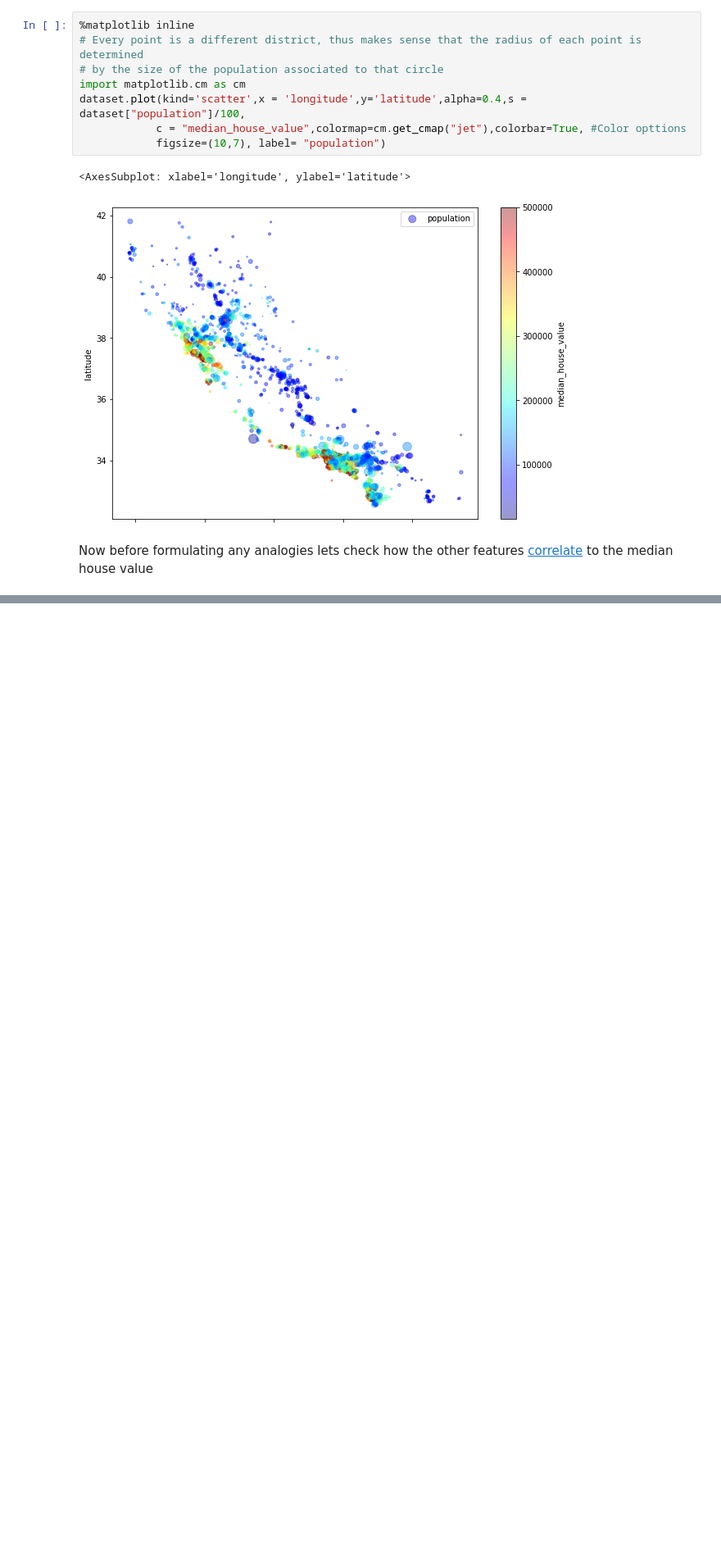
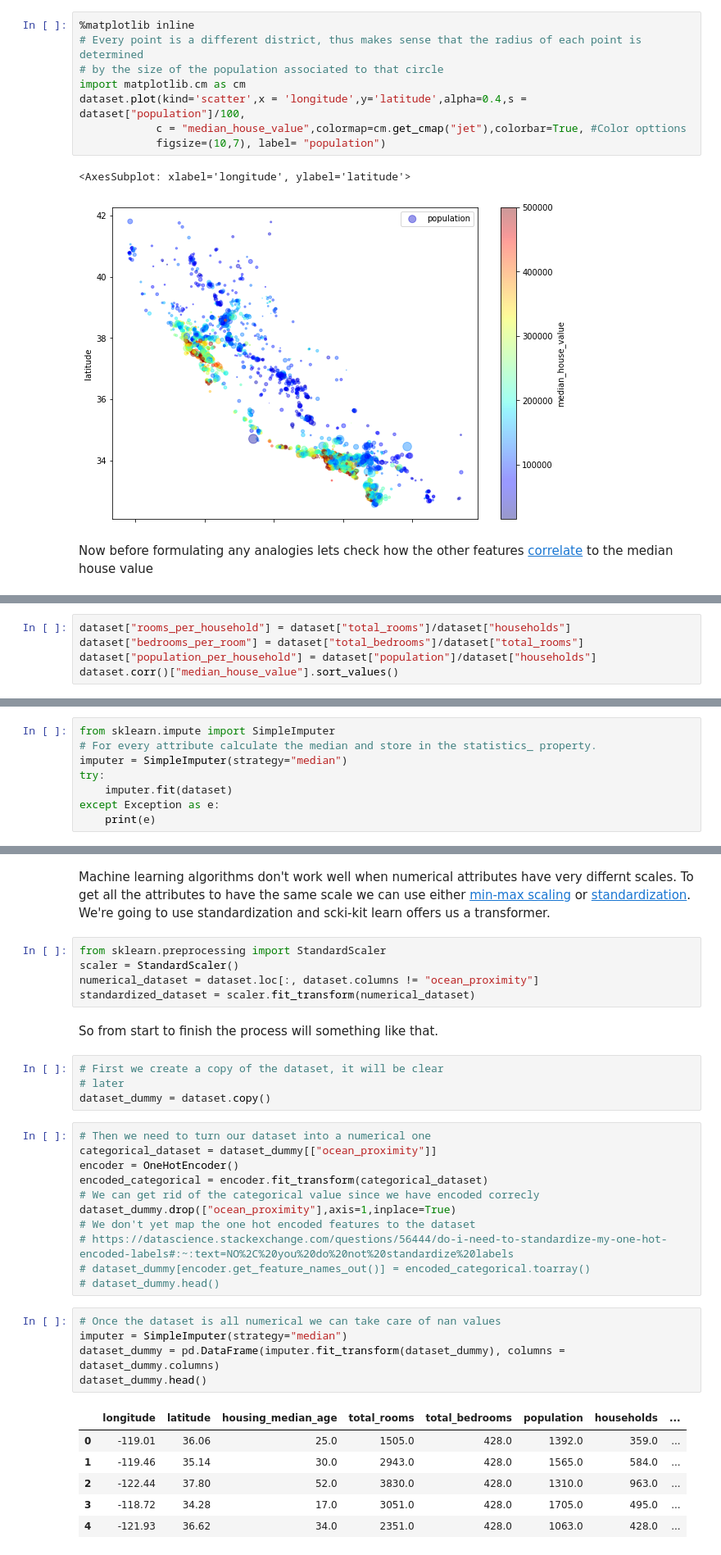
Before and after one commit to Haislich/ML, a Jupyter notebook: Housing.ipynb, the cells around one changed output, grey strips where cells are left out. Shown at 82% size. Cells and saved outputs as stored; diff of their text form; blank space fills up the shorter version.

```diff
--- a/Housing.ipynb
+++ b/Housing.ipynb
@@ -143,0 +166,5 @@ Now before formulating any analogies lets check how the other features [correlat
+# %%
+dataset["rooms_per_household"] = dataset["total_rooms"]/dataset["households"]
+dataset["bedrooms_per_room"] = dataset["total_bedrooms"]/dataset["total_rooms"]
+dataset["population_per_household"] = dataset["population"]/dataset["households"]
+dataset.corr()["median_house_value"].sort_values()
@@ -143,0 +190,8 @@ Now before formulating any analogies lets check how the other features [correlat
+# %%
+from sklearn.impute import SimpleImputer
+# For every attribute calculate the median and store in the statistics_ property.
+imputer = SimpleImputer(strategy="median")
+try:
+    imputer.fit(dataset)
+except Exception as e:
+    print(e)
@@ -143,0 +247,38 @@ Now before formulating any analogies lets check how the other features [correlat
+# %% [markdown]
+Machine learning algorithms don't work well when numerical attributes have very differnt scales.
+To get all the attributes to have the same scale we can use either [min-max scaling](Notes.MD#min-max-scaling) or [standardization](Notes.MD#Standardization).
+We're going to use standardization and scki-kit learn offers us a transformer.
+# %%
+from sklearn.preprocessing import StandardScaler
+scaler = StandardScaler()
+numerical_dataset = dataset.loc[:, dataset.columns != "ocean_proximity"]
+standardized_dataset = scaler.fit_transform(numerical_dataset)
+# %% [markdown]
+So from start to finish the process will something like that.
+# %%
+# First we create a copy of the dataset, it will be clear
+# later
+dataset_dummy = dataset.copy()
+# %%
+# Then we need to turn our dataset into a numerical one
+categorical_dataset = dataset_dummy[["ocean_proximity"]]
+encoder = OneHotEncoder()
+encoded_categorical = encoder.fit_transform(categorical_dataset)
+# We can get rid of the categorical value since we have encoded correcly
+dataset_dummy.drop(["ocean_proximity"],axis=1,inplace=True)
+# We don't yet map the one hot encoded features to the dataset
+# https://datascience.stackexchange.com/questions/56444/do-i-need-to-standardize-my-one-hot-encoded-labels#:~:text=NO%2C%20you%20do%20not%20standardize%20labels
+# dataset_dummy[encoder.get_feature_names_out()] = encoded_categorical.toarray()
+# dataset_dummy.head()
+# %%
+# Once the dataset is all numerical we can take care of nan values
+imputer = SimpleImputer(strategy="median")
+dataset_dummy = pd.DataFrame(imputer.fit_transform(dataset_dummy), columns = dataset_dummy.columns)
+dataset_dummy.head()
+# %% [output]
+|  | longitude | latitude | housing_median_age | total_rooms | total_bedrooms | population | households | ... |
+| 0 | -119.01 | 36.06 | 25.0 | 1505.0 | 428.0 | 1392.0 | 359.0 | ... |
+| 1 | -119.46 | 35.14 | 30.0 | 2943.0 | 428.0 | 1565.0 | 584.0 | ... |
+| 2 | -122.44 | 37.80 | 52.0 | 3830.0 | 428.0 | 1310.0 | 963.0 | ... |
+| 3 | -118.72 | 34.28 | 17.0 | 3051.0 | 428.0 | 1705.0 | 495.0 | ... |
+| 4 | -121.93 | 36.62 | 34.0 | 2351.0 | 428.0 | 1063.0 | 428.0 | ... |
```
Also changed, not shown: parts of 25 cells of this notebook, 1 other file.
